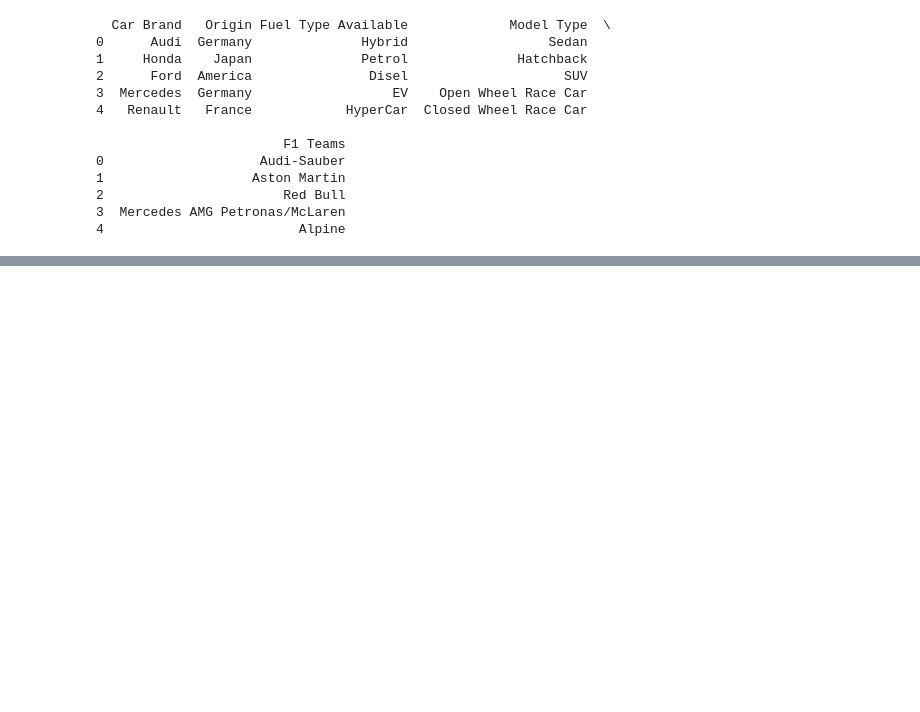
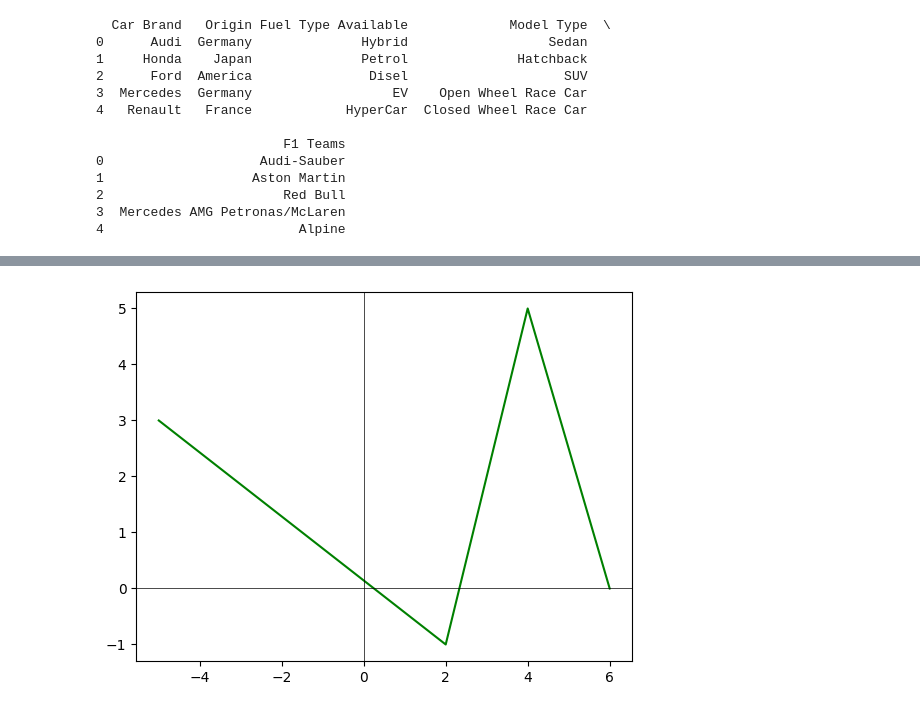
Before and after one commit to G1290-hik/ML-5th-Semester, a Jupyter notebook: Experiment_1.ipynb, the cells around one changed output, grey strips where cells are left out. Drawn from its saved outputs; the diff is of its cells as text; code cells hidden in the pictures; blank space fills up the shorter version.

```diff
--- a/Experiment_1.ipynb
+++ b/Experiment_1.ipynb
@@ -72,0 +103,11 @@ plt.show()
+# %%
+x = [-5, 2, 4, 6]
+y = [3, -1, 5, 0]
+
+fig, ax = plt.subplots()
+ax.plot(x, y,color='green')
+ax.axhline(0, color='black', linewidth=0.5)
+ax.axvline(0, color='black', linewidth=0.5)
+plt.show()
+# %% [output]
+[figure, added]
```
Also changed, not shown: parts of 4 cells of this notebook.
